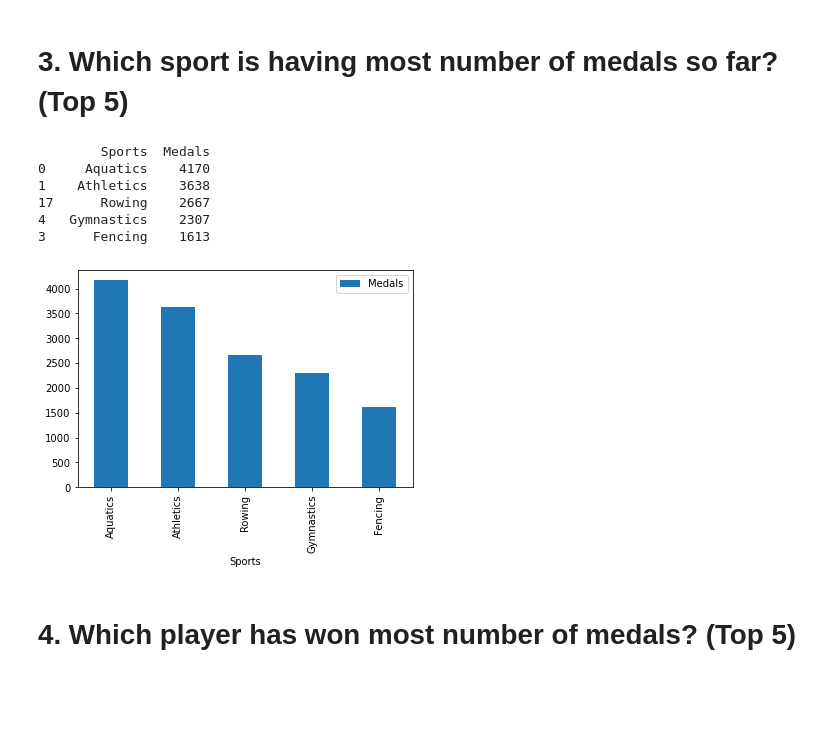
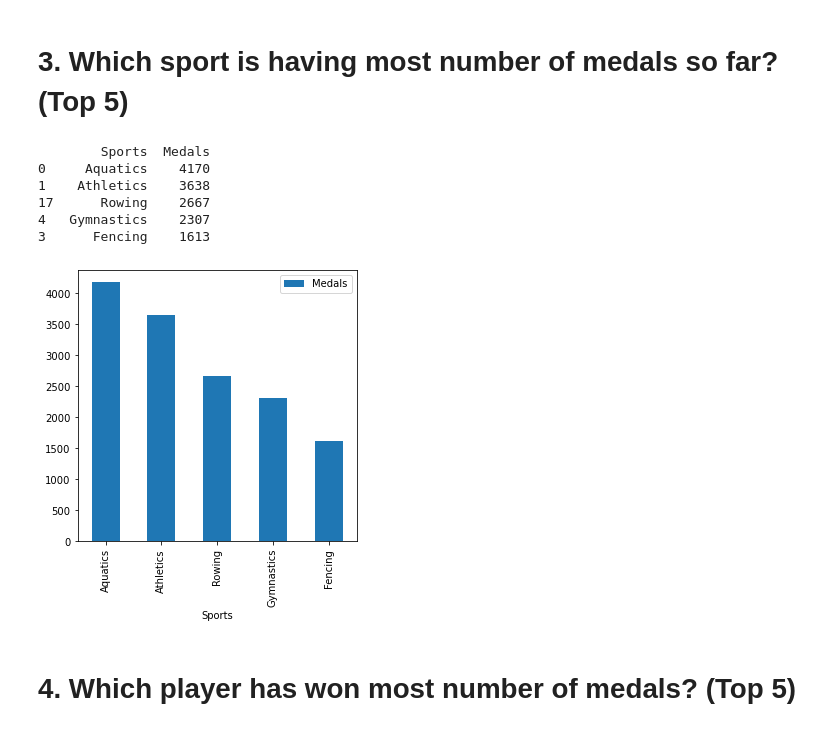
Before and after one commit to codebiswajit00/Summer-Analysis, a Jupyter notebook: Summer Analysis/Summer Analysis.ipynb, the cells around one changed output. Drawn from its saved outputs; the diff is of its cells as text; code cells hidden in the pictures; blank space fills up the shorter version.

```diff
--- a/Summer Analysis/Summer Analysis.ipynb
+++ b/Summer Analysis/Summer Analysis.ipynb
@@ -36,21 +36,21 @@ print(data)
 # %%
 data = []
 
 for sport in df['Sport'].unique():
     data.append([sport, len(df[df['Sport']  == sport])])
 
 data = pd.DataFrame(data, columns = ['Sports','Medals'])
 data = data.sort_values(by = 'Medals', ascending = False).head()
-data.plot(x='Sports',y='Medals', kind = 'bar')
+data.plot(x='Sports',y='Medals', kind = 'bar',figsize=(5,5))
 print(data)
 # %% [output]
         Sports  Medals
 0     Aquatics    4170
 1    Athletics    3638
 17      Rowing    2667
 4   Gymnastics    2307
 3      Fencing    1613
-[figure, old version]
+[figure, new version]
 # %% [markdown]
 # 4. Which player has won most number of medals? (Top 5)
 # %%
```
Also changed, not shown: parts of 6 cells of this notebook.
